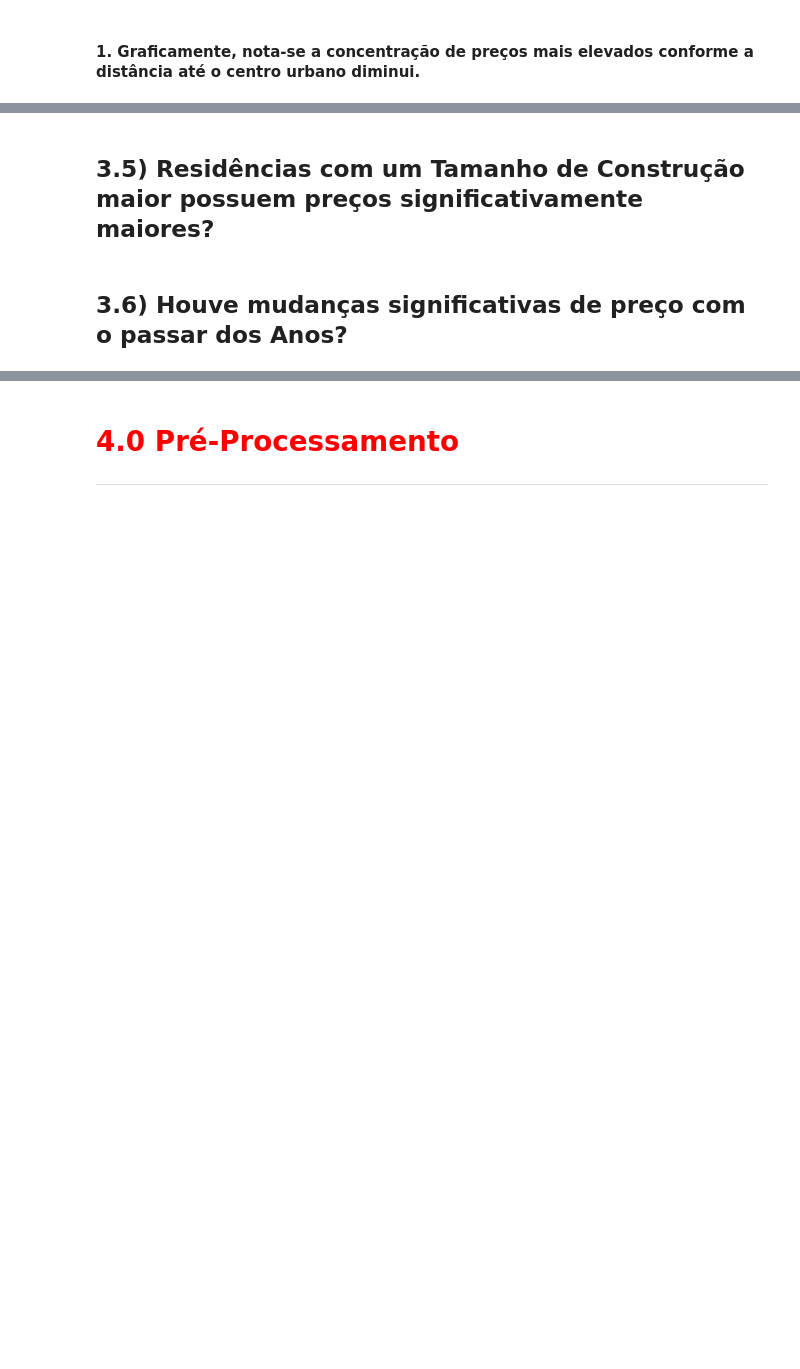
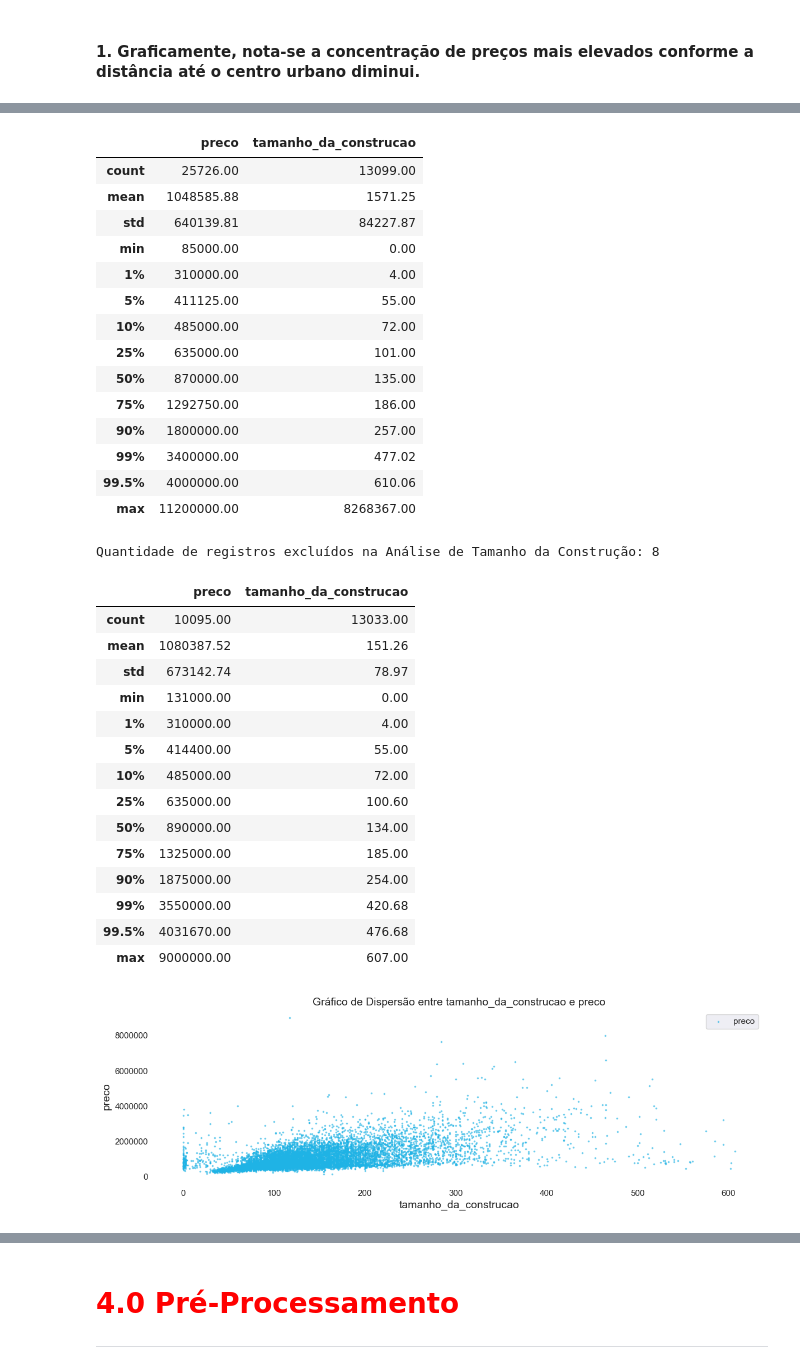
Before and after one commit to leonardovargas10/Modelo_Analise_Imoveis, a Jupyter notebook: analise_imoveis.ipynb, the cells around one changed output, grey strips where cells are left out. Cells and saved outputs as stored; diff of their text form; code cells hidden in the pictures; blank space fills up the shorter version.

```diff
--- a/analise_imoveis.ipynb
+++ b/analise_imoveis.ipynb
@@ -825,4 +938,43 @@ Pelo Teste de Hipótese de Mann Whitney, há diferença significativa entre as m
-# %% [markdown]
-## 3.5) Residências com um Tamanho de Construção maior possuem preços significativamente maiores?
-# %% [markdown]
-## 3.6) Houve mudanças significativas de preço com o passar dos Anos?
+# %%
+df_tamanho_da_construcao = df_train[['preco', 'tamanho_da_construcao']].copy()
+
+display(df_tamanho_da_construcao.describe(percentiles = [0.01, 0.05, 0.1, 0.25, 0.50, 0.75, 0.9, 0.99, 0.995]))
+print(f'Quantidade de registros excluídos na Análise de Tamanho da Construção: {df_tamanho_da_construcao.loc[df_tamanho_da_construcao.tamanho_da_construcao > 4785.15].shape[0]}')
+df_tamanho_da_construcao = df_tamanho_da_construcao.loc[df_tamanho_da_construcao.tamanho_da_construcao <= 610.06]
+
+df_tamanho_da_construcao.tamanho_da_construcao.fillna(df_tamanho_da_construcao.tamanho_da_construcao.median(), inplace = True)
+display(df_tamanho_da_construcao.describe(percentiles = [0.01, 0.05, 0.1, 0.25, 0.50, 0.75, 0.9, 0.99, 0.995]))
+plota_dispersao('tamanho_da_construcao', 'preco', df_tamanho_da_construcao)
+# %% [output]
+|  | preco | tamanho_da_construcao |
+| count | 25726.00 | 13099.00 |
+| mean | 1048585.88 | 1571.25 |
+| std | 640139.81 | 84227.87 |
+| min | 85000.00 | 0.00 |
+| 1% | 310000.00 | 4.00 |
+| 5% | 411125.00 | 55.00 |
+| 10% | 485000.00 | 72.00 |
+| 25% | 635000.00 | 101.00 |
+| 50% | 870000.00 | 135.00 |
+| 75% | 1292750.00 | 186.00 |
+| 90% | 1800000.00 | 257.00 |
+| 99% | 3400000.00 | 477.02 |
+| 99.5% | 4000000.00 | 610.06 |
+| max | 11200000.00 | 8268367.00 |
+Quantidade de registros excluídos na Análise de Tamanho da Construção: 8
+|  | preco | tamanho_da_construcao |
+| count | 10095.00 | 13033.00 |
+| mean | 1080387.52 | 151.26 |
+| std | 673142.74 | 78.97 |
+| min | 131000.00 | 0.00 |
+| 1% | 310000.00 | 4.00 |
+| 5% | 414400.00 | 55.00 |
+| 10% | 485000.00 | 72.00 |
+| 25% | 635000.00 | 100.60 |
+| 50% | 890000.00 | 134.00 |
+| 75% | 1325000.00 | 185.00 |
+| 90% | 1875000.00 | 254.00 |
+| 99% | 3550000.00 | 420.68 |
+| 99.5% | 4031670.00 | 476.68 |
+| max | 9000000.00 | 607.00 |
+[figure, added]
```
Also changed, not shown: parts of 18 cells of this notebook.
